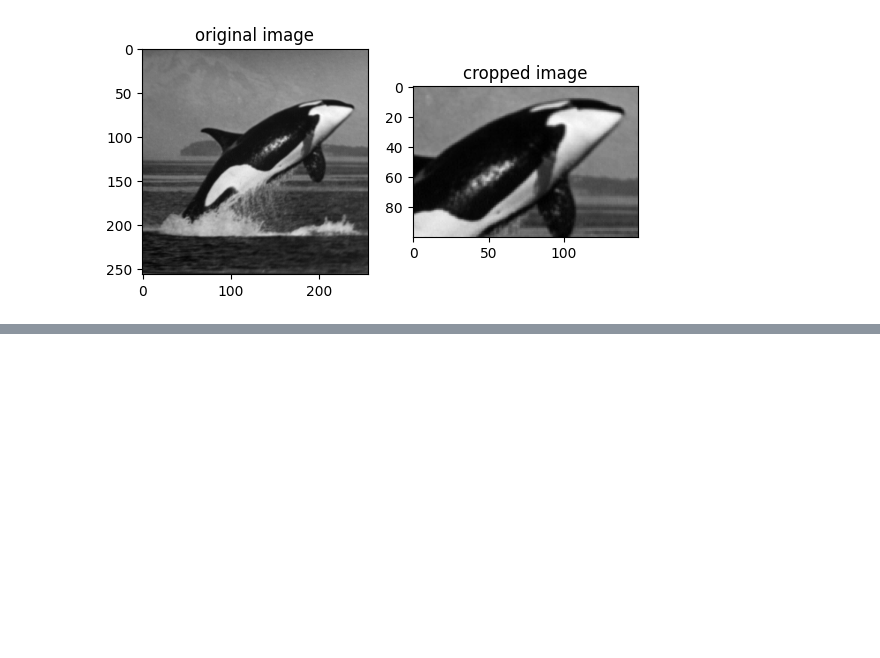
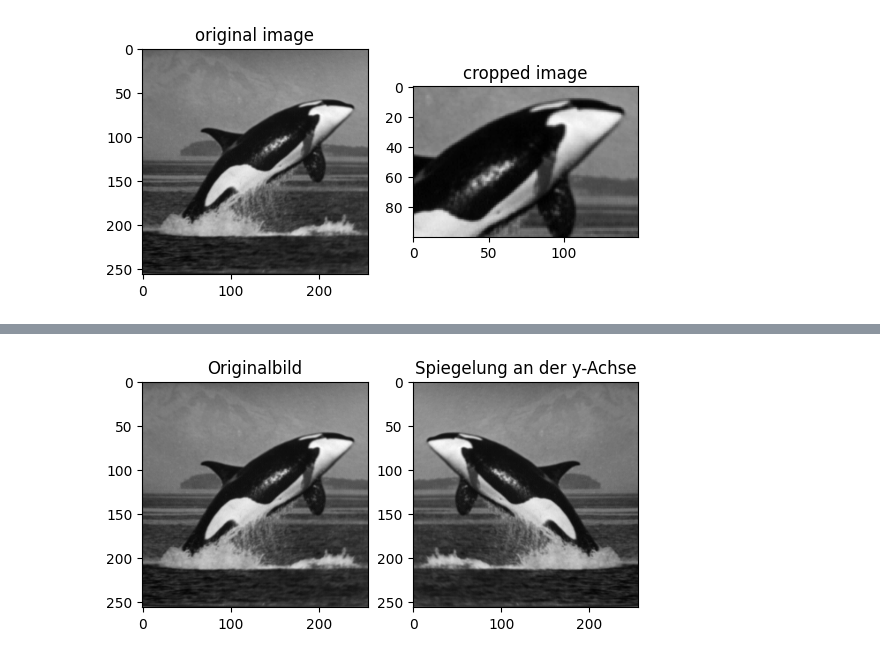
Before and after one commit to Deichmatrix/image-processing-cookbook, a Jupyter notebook: 01_the_basics/01-03_simple_image_manipulation.ipynb, the cells around one changed output, grey strips where cells are left out. Drawn from its saved outputs; the diff is of its cells as text; code cells hidden in the pictures; blank space fills up the shorter version.

```diff
--- a/01_the_basics/01-03_simple_image_manipulation.ipynb
+++ b/01_the_basics/01-03_simple_image_manipulation.ipynb
@@ -19,0 +60,8 @@ ax[1].set_title('cropped image');
+# %%
+fig, ax = plt.subplots(1,2)
+ax[0].imshow(im, cmap = 'gray')
+ax[0].set_title("Originalbild")
+ax[1].imshow(im[:, ::-1], cmap="gray")
+ax[1].set_title("Spiegelung an der y-Achse");
+# %% [output]
+[figure, added]
```
Also changed, not shown: parts of 16 cells of this notebook, 1 other file.
